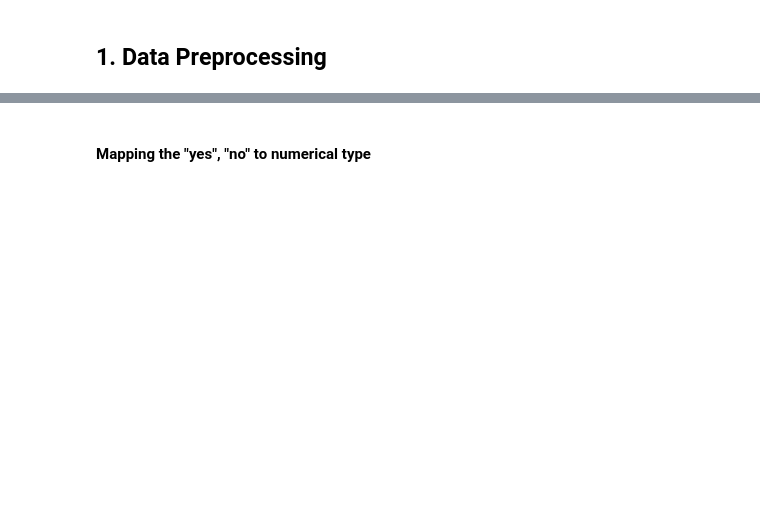
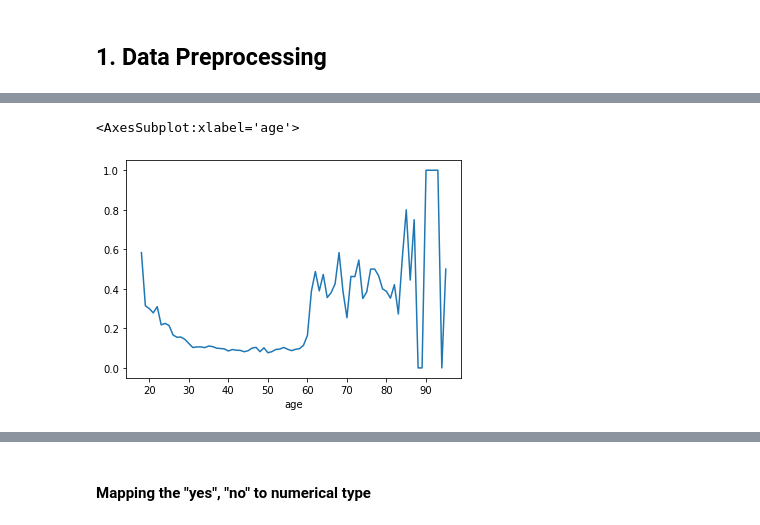
Before and after one commit to bowcai/bank-analysis, a Jupyter notebook: bank-analysis.ipynb, the cells around one changed output, grey strips where cells are left out. Cells and saved outputs as stored; diff of their text form; code cells hidden in the pictures; blank space fills up the shorter version.

```diff
--- a/bank-analysis.ipynb
+++ b/bank-analysis.ipynb
@@ -46,0 +34,5 @@ dtype: object
+# %%
+df.groupby('age').mean()['y'].plot()
+# %% [output]
+<AxesSubplot:xlabel='age'>
+[figure, added]
```
Also changed, not shown: parts of 70 cells of this notebook.
